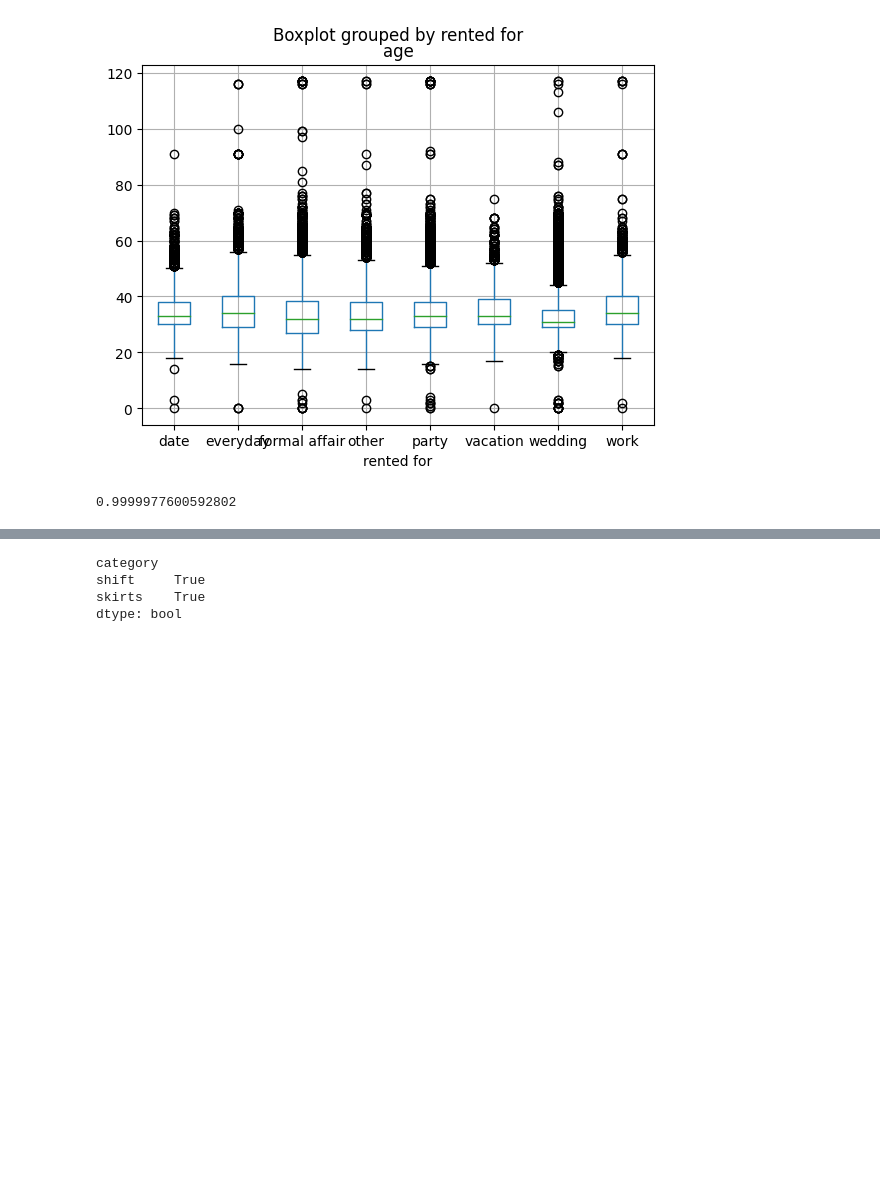
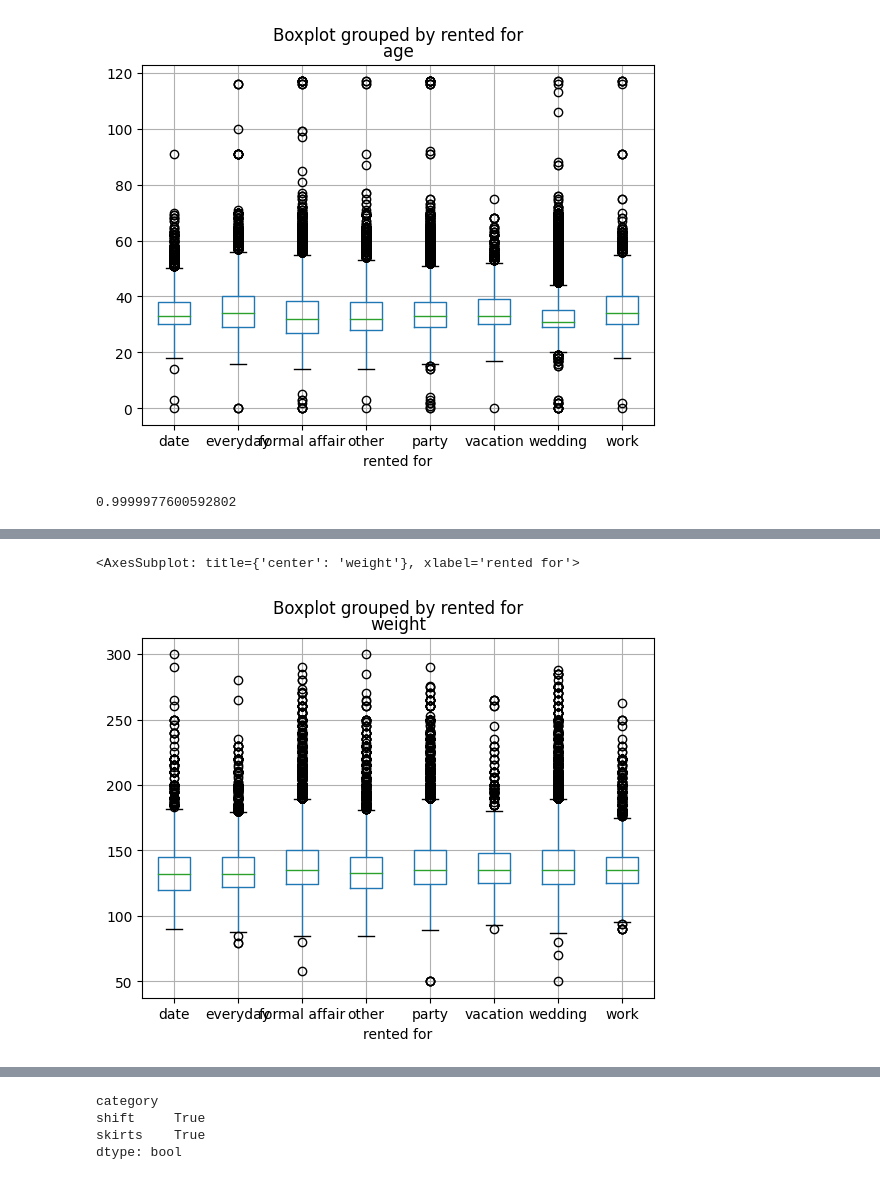
Before and after one commit to LtAstros/CSE158RTRProject, a Jupyter notebook: eda.ipynb, the cells around one changed output, grey strips where cells are left out. Cells and saved outputs as stored; diff of their text form; code cells hidden in the pictures; blank space fills up the shorter version.

```diff
--- a/eda.ipynb
+++ b/eda.ipynb
@@ -75,0 +225,6 @@ p
+# %%
+runway.boxplot(column = 'weight', by = 'rented for')
+# weight also look very similar
+# %% [output]
+<AxesSubplot: title={'center': 'weight'}, xlabel='rented for'>
+[figure, added]
```
Also changed, not shown: parts of 35 cells of this notebook, 1 other file.
